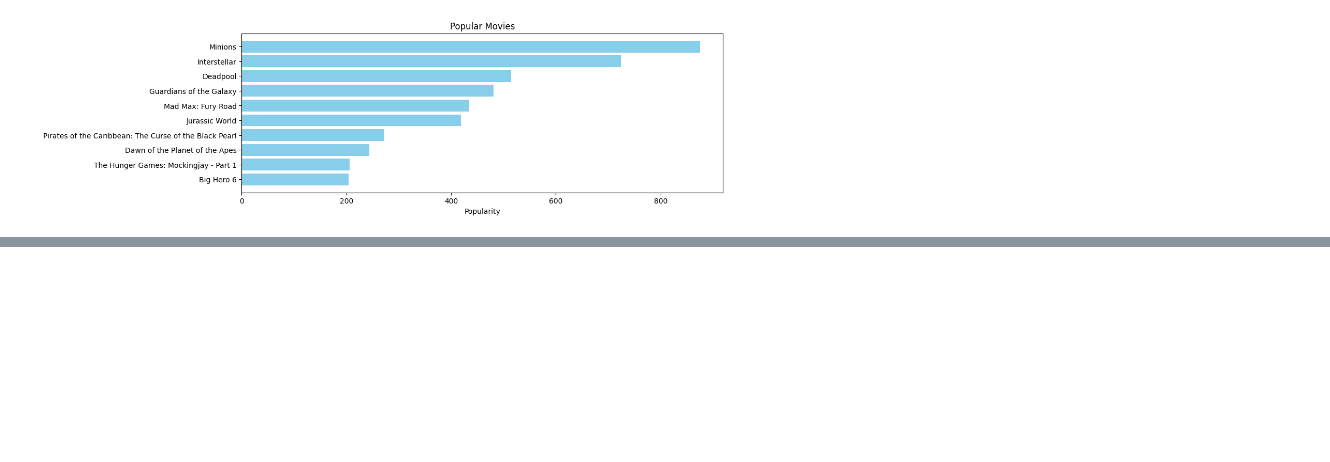
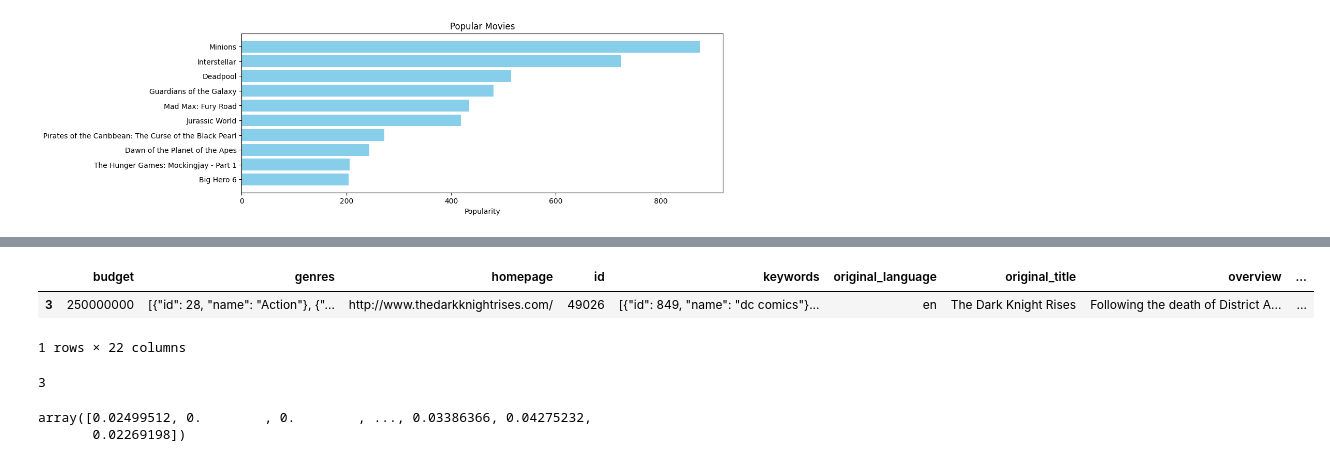
Before and after one commit to oneash98/PythonMLWorkspace, a Jupyter notebook: project/영화 추천 시스템.ipynb, the cells around one changed output, grey strips where cells are left out. Saved outputs shown, nothing was run; the diff lists cells and outputs as text; code cells hidden in the pictures; blank space fills up the shorter version.

Commit message:
Content Based Filtering (Overview)

```diff
--- a/project/영화 추천 시스템.ipynb
+++ b/project/영화 추천 시스템.ipynb
@@ -148,0 +219,2 @@ Text(0.5, 1.0, 'Popular Movies')
+# %%
+df2['overview'] = df2['overview'].fillna('')
@@ -148,0 +271,6 @@ Text(0.5, 1.0, 'Popular Movies')
+# %%
+df2.iloc[[3]]
+# %% [output]
+|  | budget | genres | homepage | id | keywords | original_language | original_title | overview | ... |
+| 3 | 250000000 | [{"id": 28, "name": "Action"}, {"... | http://www.thedarkknightrises.com/ | 49026 | [{"id": 849, "name": "dc comics"}... | en | The Dark Knight Rises | Following the death of District A... | ... |
+1 rows × 22 columns
@@ -148,0 +297,10 @@ Text(0.5, 1.0, 'Popular Movies')
+# %%
+test_idx = indices['The Dark Knight Rises'] # 영화 제목을 통해 전체 데이터 기준 그 영화의 index 값을 얻기
+test_idx
+# %% [output]
+3
+# %%
+cosine_sim[3]
+# %% [output]
+array([0.02499512, 0.        , 0.        , ..., 0.03386366, 0.04275232,
+       0.02269198])
```
Also changed, not shown: parts of 25 cells of this notebook.
